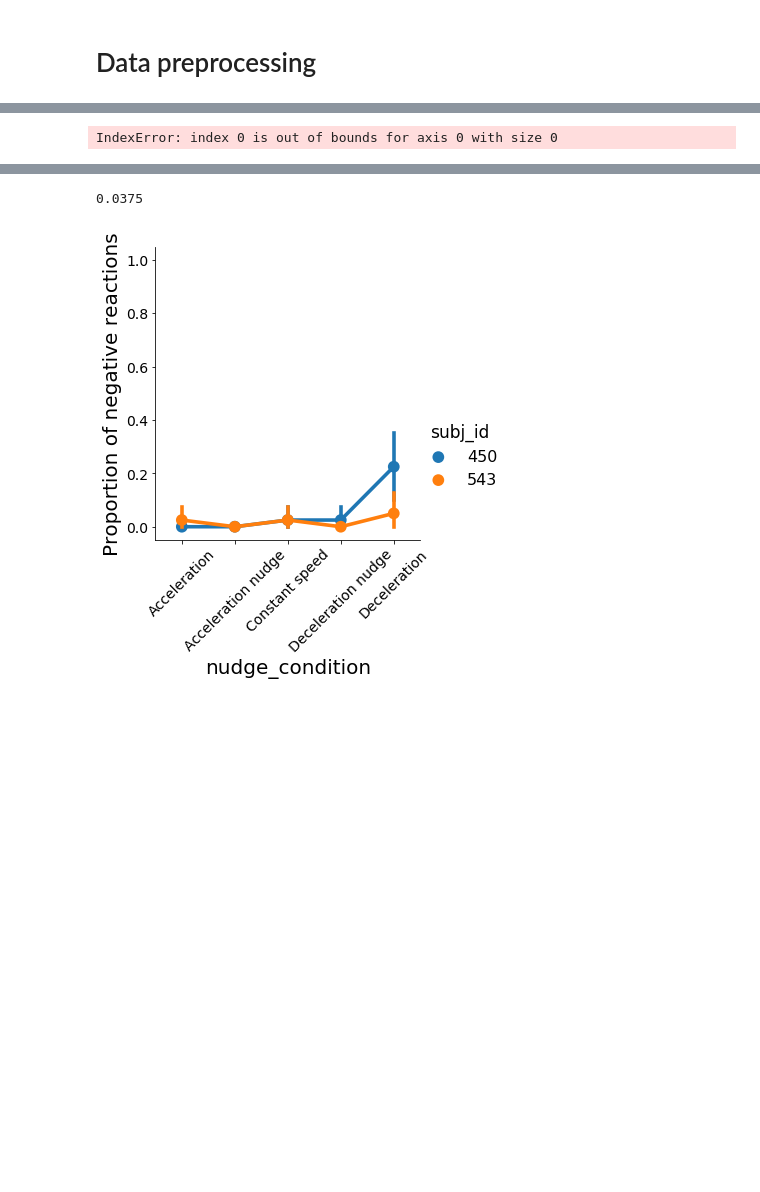
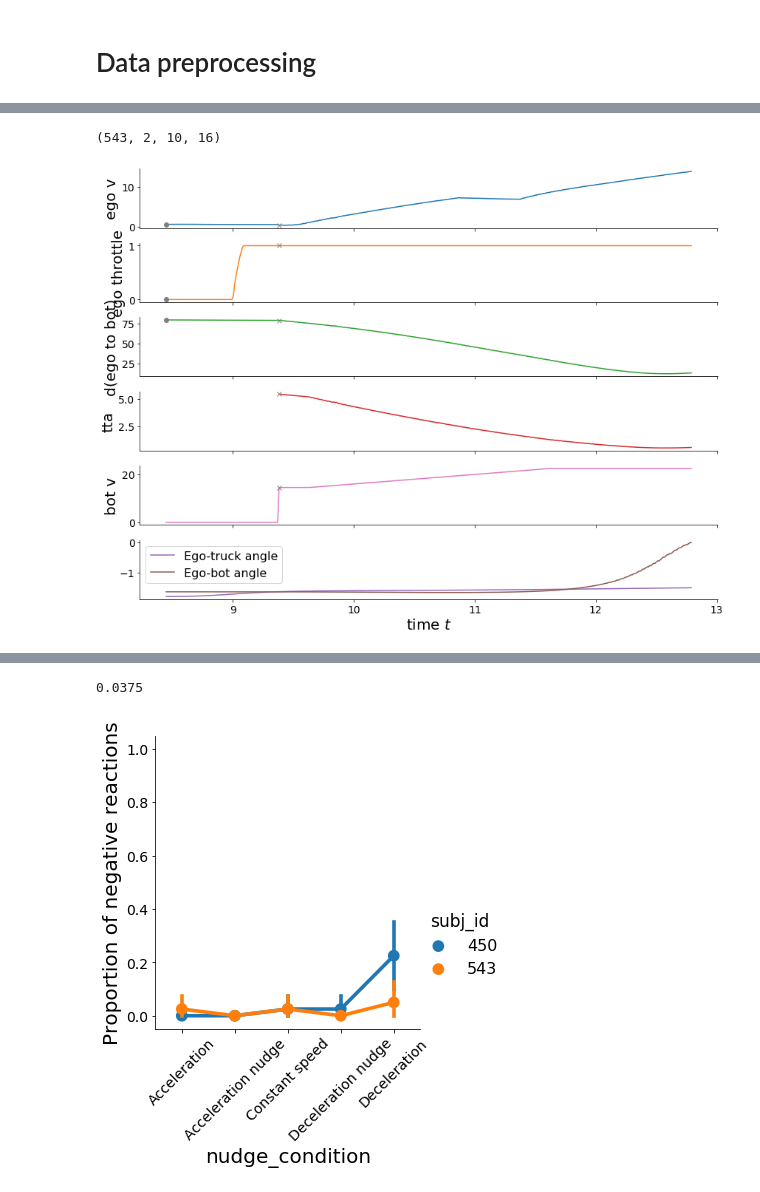
Before and after one commit to tud-hri/nudging-humans-in-traffic, a Jupyter notebook: data_analysis/experiment1-3d-preprocessing.ipynb, the cells around one changed output, grey strips where cells are left out. Cells and saved outputs as stored; diff of their text form; code cells hidden in the pictures; blank space fills up the shorter version.

Commit message:
Data processing fixed

```diff
--- a/data_analysis/experiment1-3d-preprocessing.ipynb
+++ b/data_analysis/experiment1-3d-preprocessing.ipynb
@@ -42,0 +97,3 @@ merge_csv_files(data_path=data_path)
+# %%
+data_file="../data/experiment1-3d/raw_data_merged.csv"
+data = pd.read_csv(data_file, sep="\t", index_col=["subj_id", "session", "route", "intersection_no"])
@@ -43,2 +113,24 @@ merge_csv_files(data_path=data_path)
+# %%
+data = data[abs(data.ego_distance_to_intersection)<20]
+data = data[data.turn_direction==1]
+data = data[data.d_condition==80]
+
+data["d_ego_bot"] = np.sqrt((data.ego_x - data.bot_x)**2 + (data.ego_y - data.bot_y)**2)
+data["ego_v"] = np.sqrt(data.ego_vx**2 + data.ego_vy**2)
+data["bot_v"] = np.sqrt(data.bot_vx**2 + data.bot_vy**2)
+data["truck_v"] = np.sqrt(data.truck_vx**2 + data.truck_vy**2)
+data["tta"] = data.d_ego_bot/data.bot_v
+data["angle_diff"] = data.truck_angle - data.bot_angle
+# %%
+# normal trajectory
+# traj_id = (200, 1, 1, 4)
+
+traj_id = random.choice(measures[(measures.RT==0) & (measures.is_go_decision)].index)
+print(traj_id)
+traj = data.loc[traj_id].reset_index()
+plot_traj(traj, traj_id);
+# %% [output]
+(543, 2, 10, 16)
+[figure, added]
 # %%
 def get_measures(traj):
@@ -129,6 +221,4 @@ def get_data(data_file='raw_data_merged.txt'):
 
     return data, measures
 # %%
-data, measures = get_data(os.path.join(data_path, 'raw_data_merged.csv'))
+raw_data = pd.read_csv(os.path.join(data_path, "raw_data_merged.csv"), sep="\t", index_col=["subj_id", "session", "route", "intersection_no"])
-# %% [output]
-IndexError: index 0 is out of bounds for axis 0 with size 0
```
Also changed, not shown: parts of 9 cells of this notebook.
